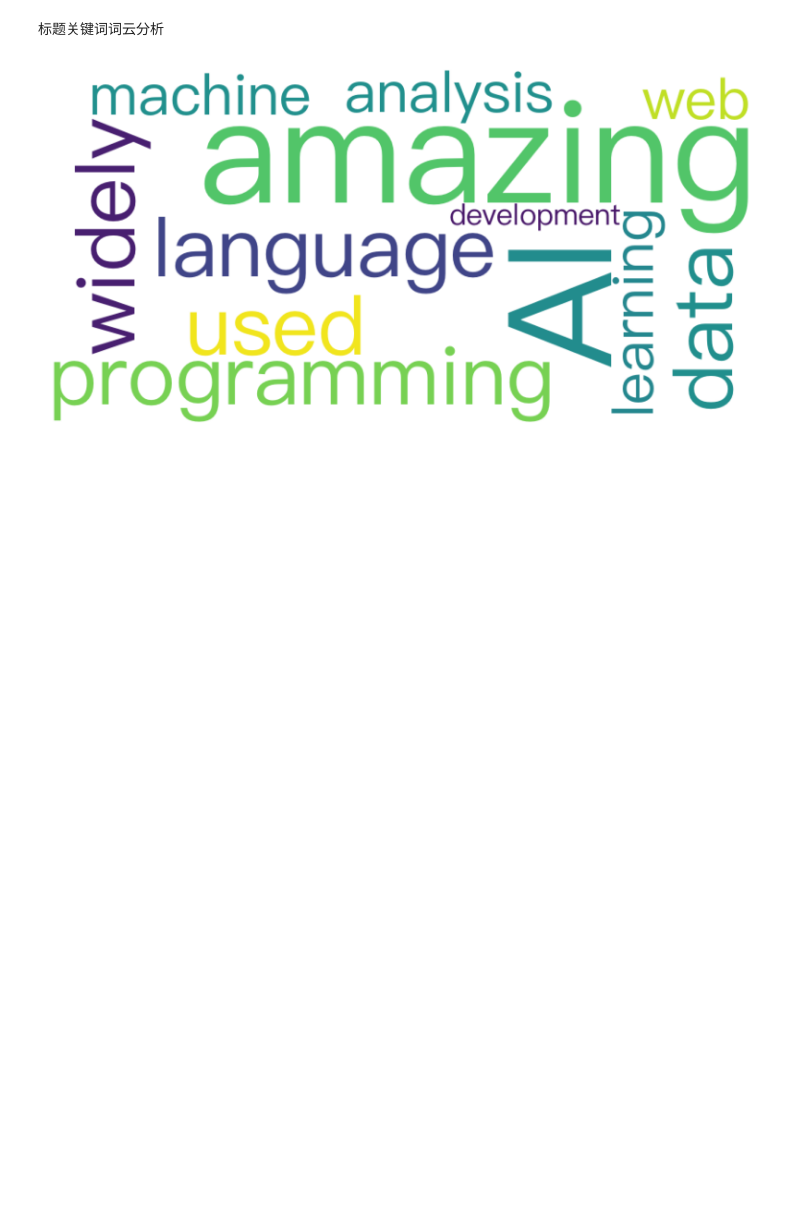
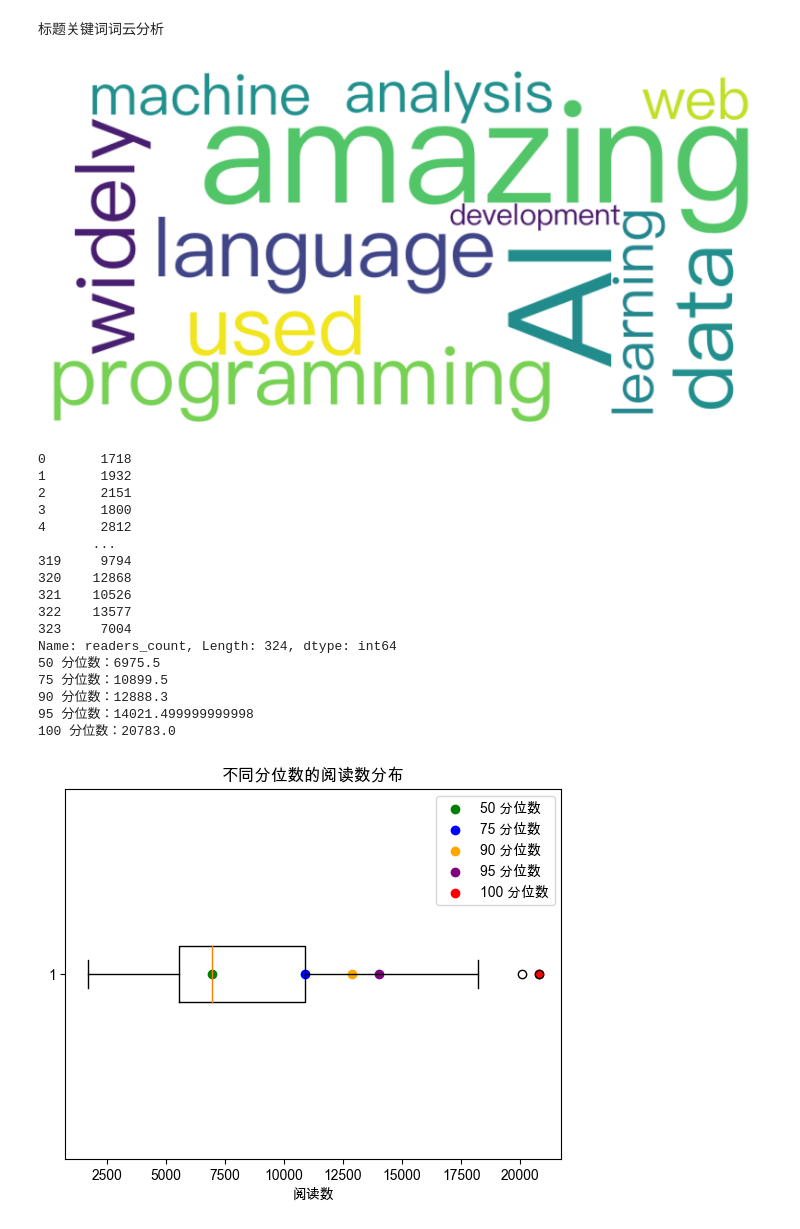
Before and after one commit to muchuang1024/python-examples, a Jupyter notebook: zsxq/crawl.ipynb, the cells around one changed output. Cells and saved outputs as stored; diff of their text form; code cells hidden in the pictures; blank space fills up the shorter version.

```diff
--- a/zsxq/crawl.ipynb
+++ b/zsxq/crawl.ipynb
@@ -288,3 +299,58 @@ plt.axis('off')  # 隐藏坐标轴
 plt.show()
 # %% [output]
 [figure]
+# %%
+import matplotlib.pyplot as plt
+import numpy as np
+
+# 生成随机阅读数数据
+np.random.seed(0)  # 为了重现性，设置随机数种子
+readership_data = df["readers_count"]
+
+print(readership_data)
+
+# 创建箱线图
+# 计算不同分位数
+percentiles = [50, 75, 90, 95, 100]
+percentile_values = np.percentile(readership_data, percentiles)
+
+# 打印分位数的值
+for p, value in zip(percentiles, percentile_values):
+    print(f"{p} 分位数：{value}")
+
+# 绘制箱线图
+plt.boxplot(readership_data, vert=False)
+
+# 添加不同颜色的分位数标识
+colors = ['green', 'blue', 'orange', 'purple', 'red']
+for p, value, color in zip(percentiles, percentile_values, colors):
+    plt.scatter(value, 1, color=color, marker='o', label=f"{p} 分位数")
+
+# 设置标签和标题
+plt.xlabel("阅读数")
+plt.title("不同分位数的阅读数分布")
+
+# 添加图例
+plt.legend()
+
+# 显示图表
+plt.show()
+# %% [output]
+0       1718
+1       1932
+2       2151
+3       1800
+4       2812
+       ...
+319     9794
+320    12868
+321    10526
+322    13577
+323     7004
+Name: readers_count, Length: 324, dtype: int64
+50 分位数：6975.5
+75 分位数：10899.5
+90 分位数：12888.3
+95 分位数：14021.499999999998
+100 分位数：20783.0
+[figure, added]
```
Also changed, not shown: parts of 8 cells of this notebook.
